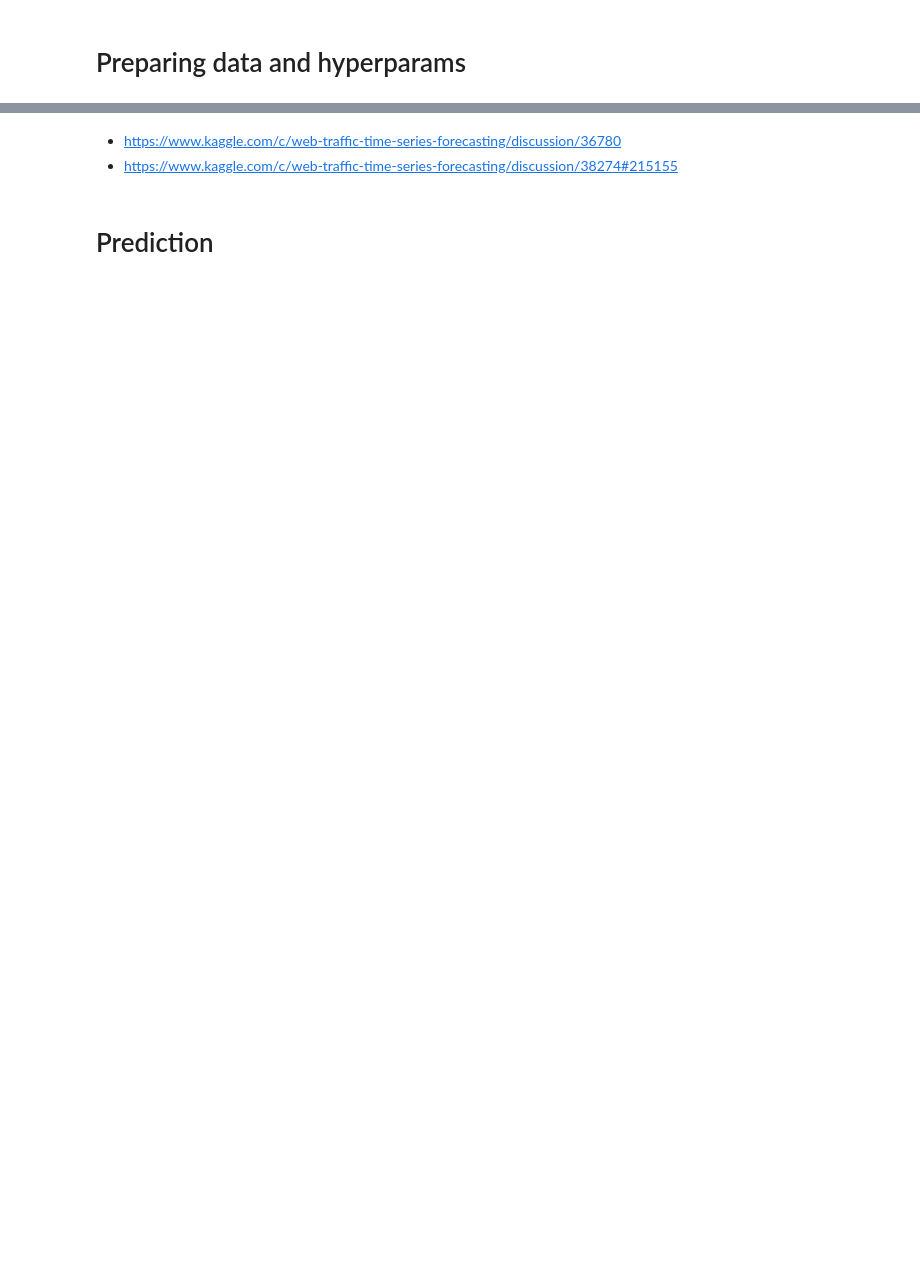
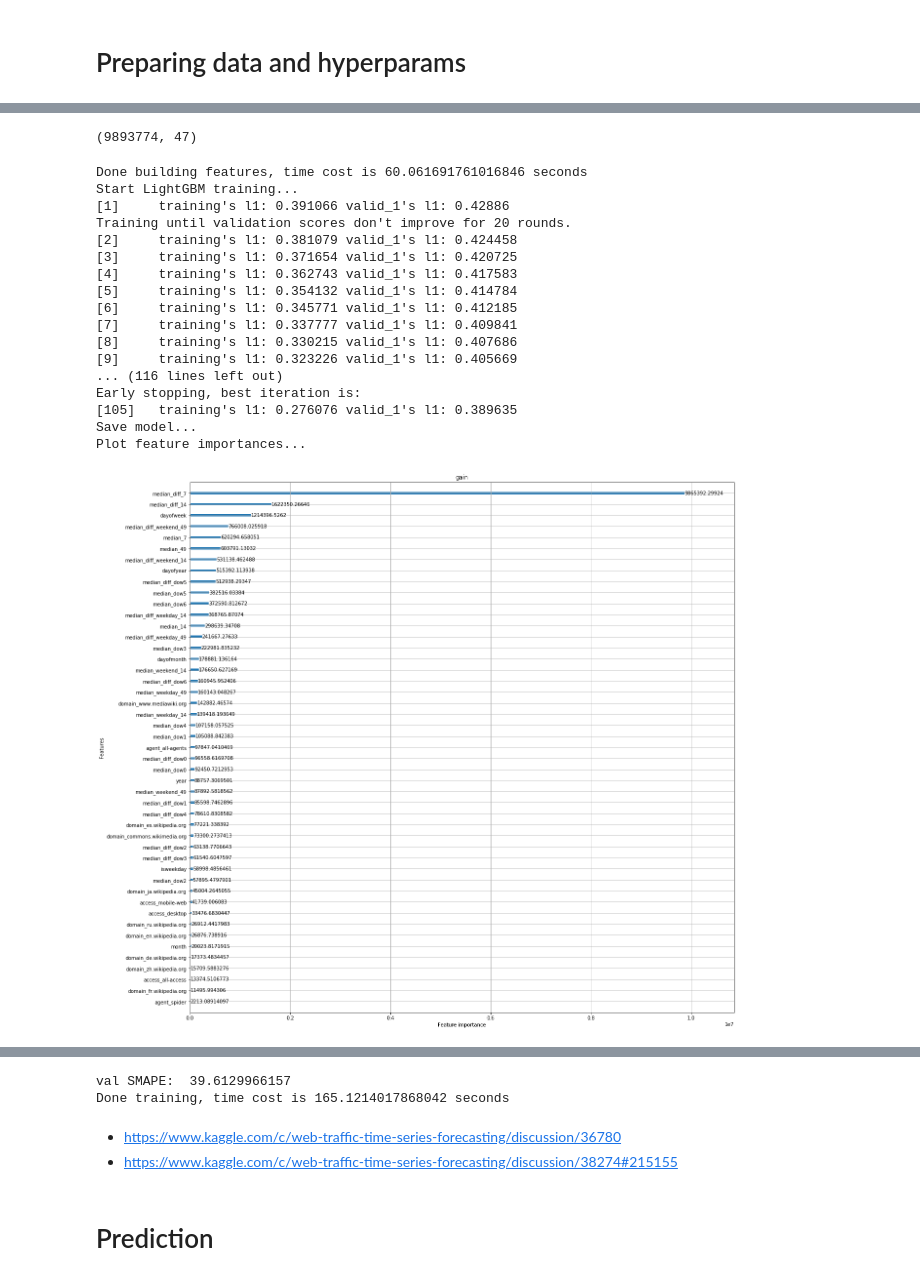
Before and after one commit to hep07/insight, a Jupyter notebook: LGB baseline.ipynb, the cells around one changed output, grey strips where cells are left out. Saved outputs shown, nothing was run; the diff lists cells and outputs as text; code cells hidden in the pictures; blank space fills up the shorter version.

```diff
--- a/LGB baseline.ipynb
+++ b/LGB baseline.ipynb
@@ -31,5 +37,6 @@ for p in root_paths:
 # %%
-train = pd.read_csv(root + 'train_2.csv')
+train = pd.read_pickle(root + 'train_mini.pkl')
+# train = pd.read_csv(root + 'train_2.csv')
 # train.fillna(0, inplace = True)
 # train = train.where(train.notnull(), median_data[0])
 # %%
@@ -42,7 +47,9 @@ train.drop(train.columns[1:50], axis=1, inplace=True)
 # %%
 train_df = train.melt(id_vars=['Page'], var_name='date')
 # %%
-train_df.dropna(axis=0, how='any', inplace=True)
+# None handling
+# train_df.dropna(axis=0, how='any', inplace=True)
+train_df.fillna(0, inplace = True)
 # %% [markdown]
 # construct ABT
 # %%
@@ -56,15 +63,15 @@ train_df = train_df.merge(date_df, how='left', on='date')
 median_name = [
     '49', 'weekday_49', 'weekend_49',
     'dow0', 'dow1', 'dow2', 'dow3', 'dow4', 'dow5', 'dow6',
-    '28', 'weekday_28', 'weekend_28',
+#     '28', 'weekday_28', 'weekend_28',
     '14', 'weekday_14', 'weekend_14',
-    '21', 'weekday_21', 'weekend_21',
+#     '21', 'weekday_21', 'weekend_21',
 #     '35', 'weekday_35', 'weekend_35',
 #     '42', 'weekday_42', 'weekend_42',
     '7',
 ]
 
-melted_median = pd.read_pickle(root + 'melted_median_val62_26med.pkl')[median_name + ['Page', 'date']]
+melted_median = pd.read_pickle(root + 'melted_median_mini_val72_14med.pkl')#[median_name + ['Page', 'date']]
 
 train_df = train_df.merge(
     melted_median,
@@ -146,14 +181,19 @@ def SMAPE_2(preds, true):
     y_pred = np.round(np.expm1(preds))
     loss = np.mean(np.abs(y_true - y_pred) / np.maximum(1e-6, (np.abs(y_true) + np.abs(y_pred)))) * 200
     return loss
+# %%
+train.shape
+# %% [output]
+(9893774, 47)
 # %%
-num_searches = 5
+num_searches = 1
 boosting_rounds = 10000
 stopping_rounds = 20
 # %%
 results = []
 val_abt = val.drop(['value', 'isval', 'Page', 'date'], axis=1)
 val_pred_list = []
+print('Done building features, time cost is {} seconds'.format(time.time()-start_time))
 
 for i in range(num_searches):
     params = {
@@ -174,33 +214,54 @@ for i in range(num_searches):
         'data_random_seed':np.random.randint(0, 1000),
     #     'device' : 'gpu'
     }
-    name = 'gb12-r{}'.format(i)
+    name = 'gb_v2_r{}'.format(i)
+    start_time = time.time()
     print('Start LightGBM training...')
     # train
     gbm = lgb.train(params,
                     lgb_train,
                     num_boost_round=boosting_rounds,
 #                     feval=SMAPE,
                     valid_sets=[lgb_train, lgb_val],
 #                   categorical_feature=[],
                     early_stopping_rounds=stopping_rounds)
 
     print('Save model...')
     # save model to file
     gbm.save_model('model.{}.txt'.format(name))
 
     print('Plot feature importances...')
     ax = lgb.plot_importance(gbm, max_num_features=100, importance_type='gain', title = 'gain', figsize=(20, 20))
     plt.show()
     ax = lgb.plot_importance(gbm, max_num_features=100, importance_type='split', title = 'split', figsize=(20, 20))
     plt.show()
 
     val_pred = gbm.predict(val_abt, num_iteration=gbm.best_iteration)
     val_pred_list.append(val_pred)
     print(
         'val SMAPE: ',
         SMAPE_2(
             val_pred + val['median_{}'.format(base)].values,
             val.value.values + val['median_{}'.format(base)].values,
         )
     )
+    print('Done training, time cost is {} seconds'.format(time.time()-start_time))
+# %% [output]
+Done building features, time cost is 60.061691761016846 seconds
+Start LightGBM training...
+[1]     training's l1: 0.391066 valid_1's l1: 0.42886
+Training until validation scores don't improve for 20 rounds.
+[2]     training's l1: 0.381079 valid_1's l1: 0.424458
+[3]     training's l1: 0.371654 valid_1's l1: 0.420725
+[4]     training's l1: 0.362743 valid_1's l1: 0.417583
+[5]     training's l1: 0.354132 valid_1's l1: 0.414784
+[6]     training's l1: 0.345771 valid_1's l1: 0.412185
+[7]     training's l1: 0.337777 valid_1's l1: 0.409841
+[8]     training's l1: 0.330215 valid_1's l1: 0.407686
+[9]     training's l1: 0.323226 valid_1's l1: 0.405669
+... (116 lines left out)
+Early stopping, best iteration is:
+[105]   training's l1: 0.276076 valid_1's l1: 0.389635
+Save model...
+Plot feature importances...
+[figure, added]
@@ -207,3 +269,5 @@ for i in range(num_searches):
+val SMAPE:  39.6129966157
+Done training, time cost is 165.1214017868042 seconds
 # %%
 val_pred = np.mean(
     np.concatenate(
```
Also changed, not shown: parts of 18 cells of this notebook, 19 other files.
